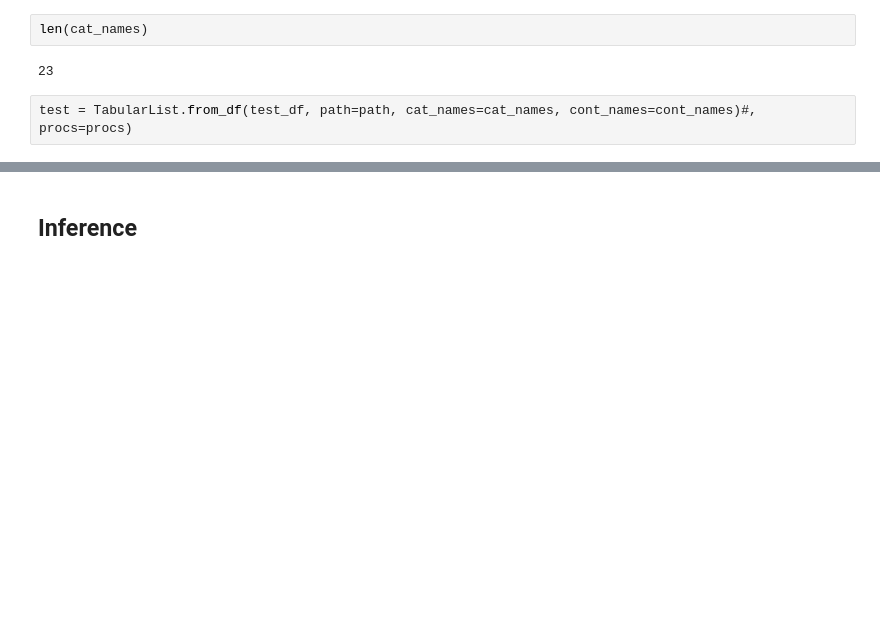
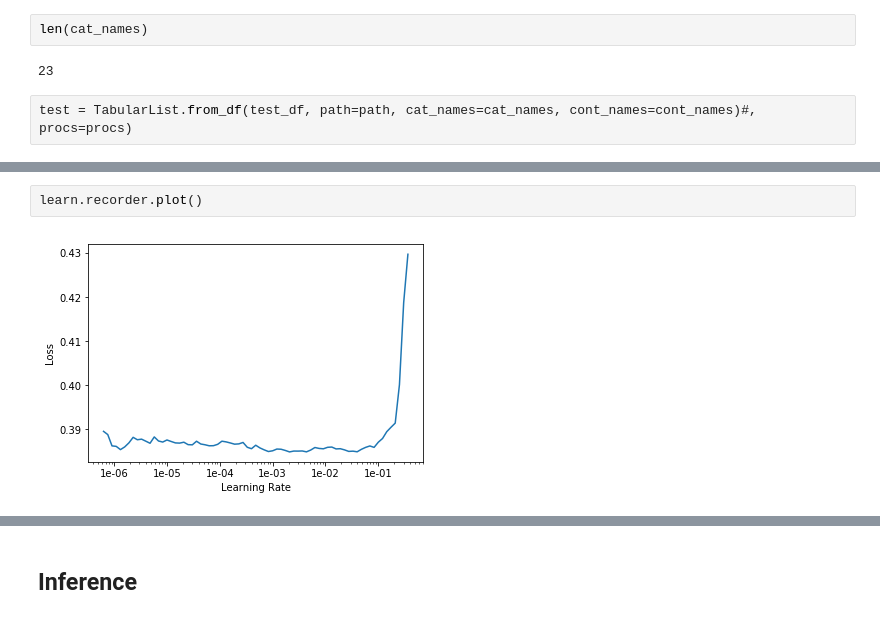
Before and after one commit to aanubhav/ML_Competitions, a Jupyter notebook: Categorical_Feature_Encoding/Categorical-Fastai.ipynb, the cells around one changed output, grey strips where cells are left out. Drawn from its saved outputs; the diff is of its cells as text; blank space fills up the shorter version.

```diff
--- a/Categorical_Feature_Encoding/Categorical-Fastai.ipynb
+++ b/Categorical_Feature_Encoding/Categorical-Fastai.ipynb
@@ -111,0 +182,4 @@ learn.fit(1, 1e-2)
+# %%
+learn.recorder.plot()
+# %% [output]
+[figure, added]
```
Also changed, not shown: parts of 27 cells of this notebook, 3 other files.
